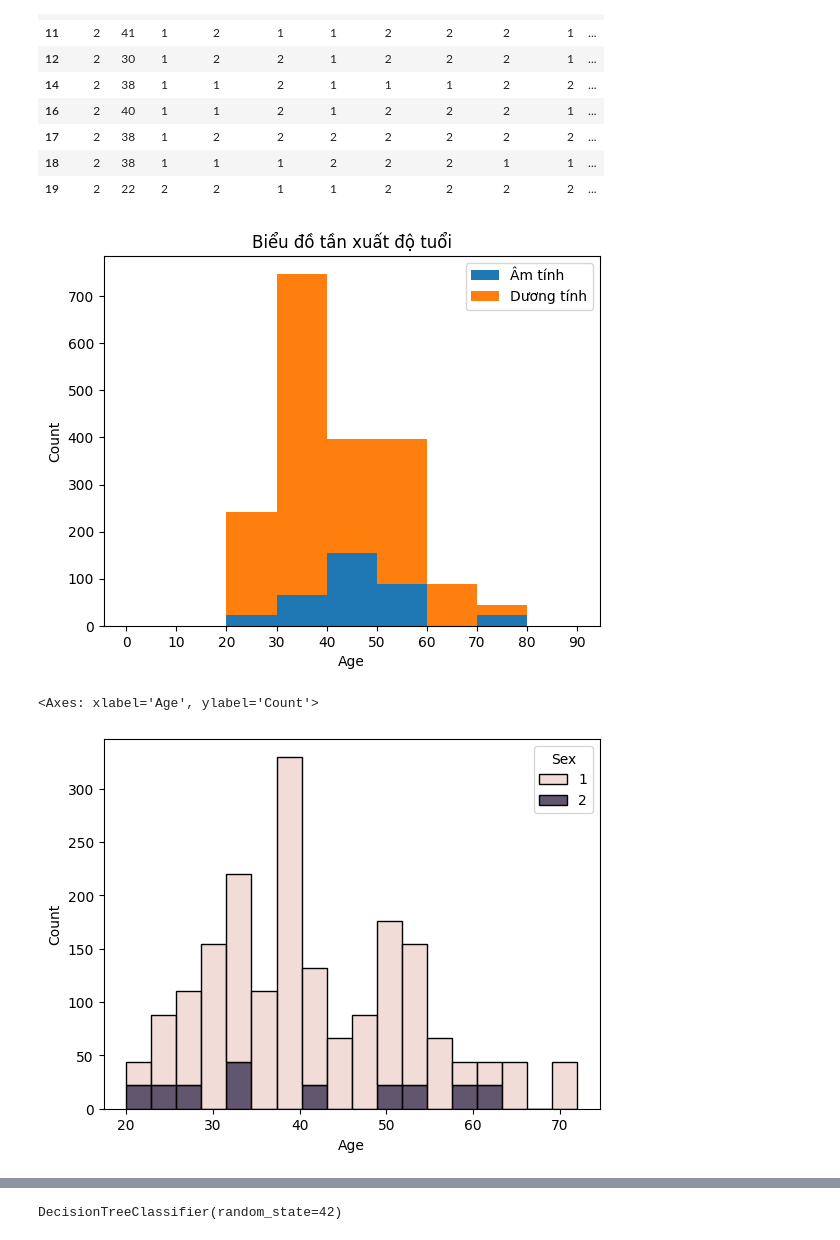
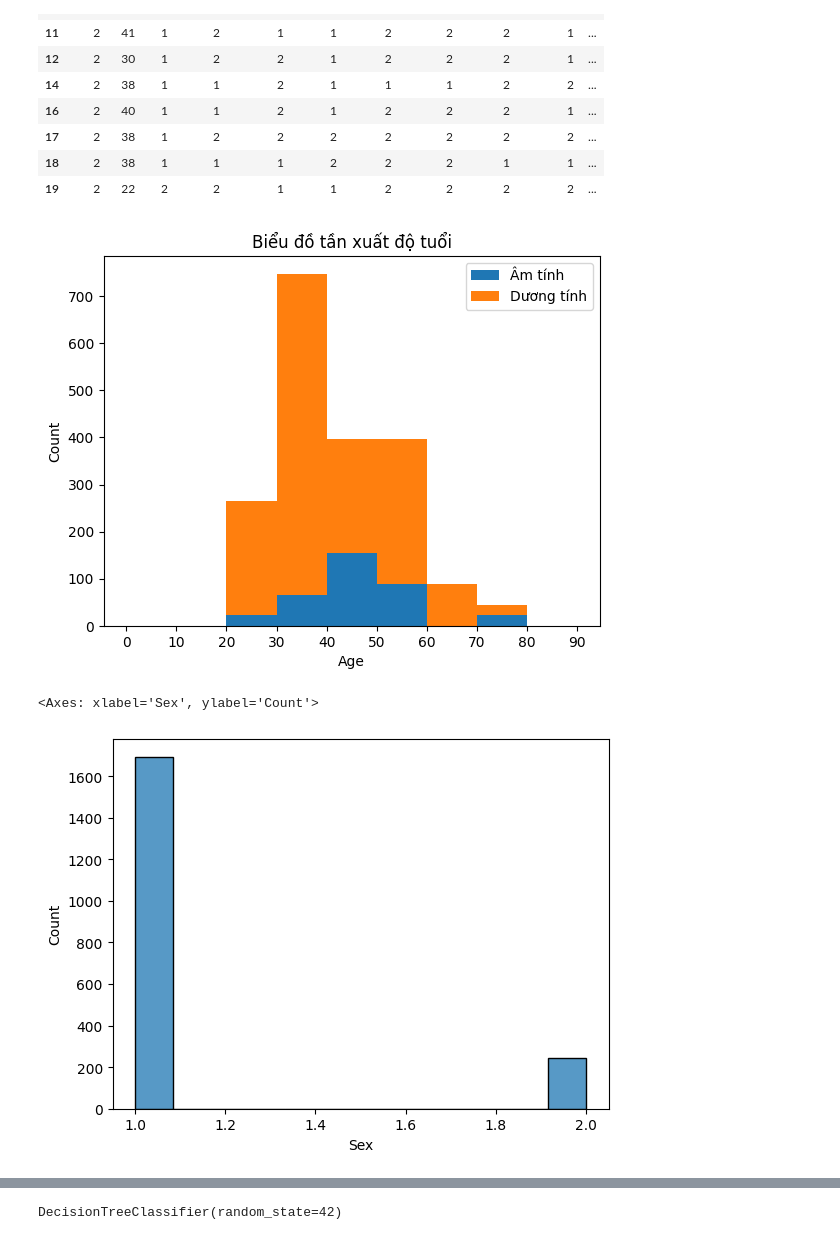
Before and after one commit to quangdad/DataMining, a Jupyter notebook: HepatitisB.ipynb, the cells around one changed output, grey strips where cells are left out. Saved outputs shown, nothing was run; the diff lists cells and outputs as text; code cells hidden in the pictures.

```diff
--- a/HepatitisB.ipynb
+++ b/HepatitisB.ipynb
@@ -81,9 +81,6 @@ plt.title('Biểu đồ hộp thể hiện phân bố giá trị trong các thu
 plt.show()
 # %% [output]
 [figure]
-# %%
-#Sử lí các giá trị bất thường
-data = data[(data['SGOT'] >= 0) & (data['SGOT'] <= 400)]
 # %%
 data.info()
 # %% [output]
@@ -132,12 +129,12 @@ plt.title('Biểu đồ tần xuất độ tuổi')
 plt.legend(['Âm tính', 'Dương tính'])
 plt.show()
 # %% [output]
-[figure, old version]
+[figure, new version]
 # %%
-sns.histplot(data=data, x='Age', hue='Sex', multiple='stack')
+sns.histplot(data=data, x='Sex', multiple='stack')
 # %% [output]
-<Axes: xlabel='Age', ylabel='Count'>
+<Axes: xlabel='Sex', ylabel='Count'>
-[figure, old version]
+[figure, new version]
 # %%
 # Chuẩn hóa dữ liệu các thuộc tính số
 numeric_columns = ['Age', 'Sex', 'Steroid', 'Antivirals', 'Fatigue', 'Malaise', 'Anorexia', 'LiverBig', 'LiverFirm', 'SpleenPalpable', 'Spiders', 'Ascites', 'Varices', 'Bilirubin', 'AlkPhosphate', 'SGOT', 'Albumin', 'Protime', 'Histology']
```
Also changed, not shown: parts of 8 cells of this notebook.
